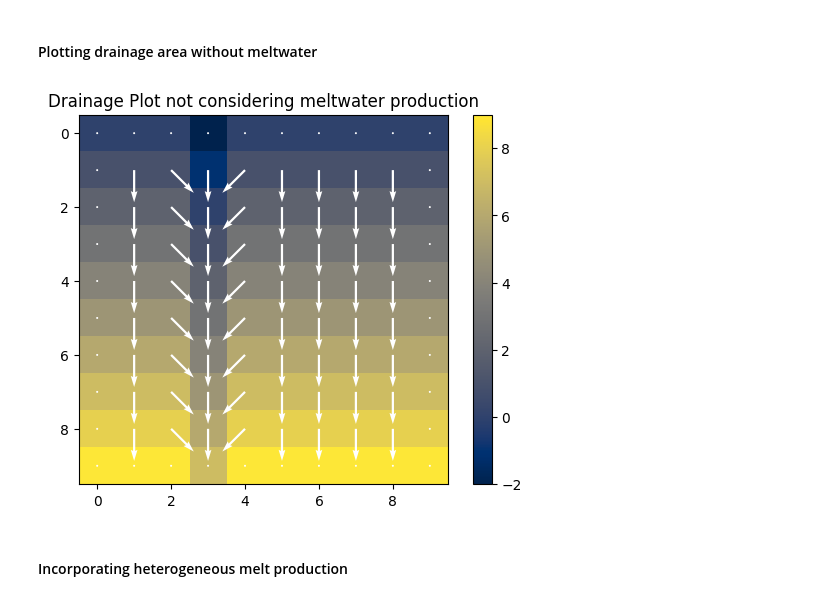
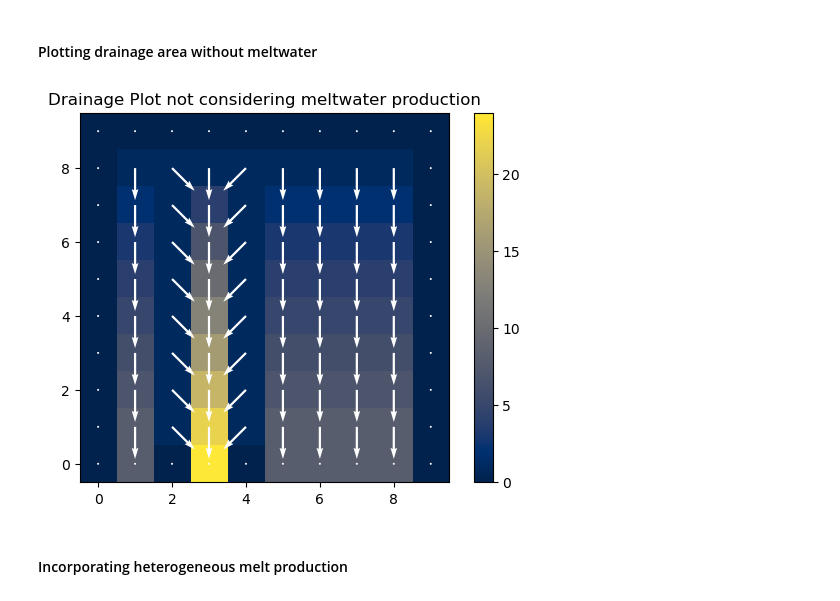
Before and after one commit to csdms-espin/ESPIn_2023_glacial_water_routing, a Jupyter notebook: Presentation_Notebook.ipynb, the cells around one changed output. Drawn from its saved outputs; the diff is of its cells as text; code cells hidden in the pictures.

```diff
--- a/Presentation_Notebook.ipynb
+++ b/Presentation_Notebook.ipynb
@@ -67,10 +67,10 @@ channel.surf_plot()
 # %% [markdown]
 #### Plotting drainage area without meltwater
 # %%
-flowdir_plot(channel.grid,1,title='Drainage Plot not considering meltwater production')
+flowdir_plot(channel.grid,1,title='Drainage Plot not considering meltwater production',surface='surface_water__discharge')
 plt.show()
 # %% [output]
-[figure, old version]
+[figure, new version]
 # %% [markdown]
 #### Incorporating heterogeneous melt production
 # %%
```
Also changed, not shown: parts of 23 cells of this notebook.
